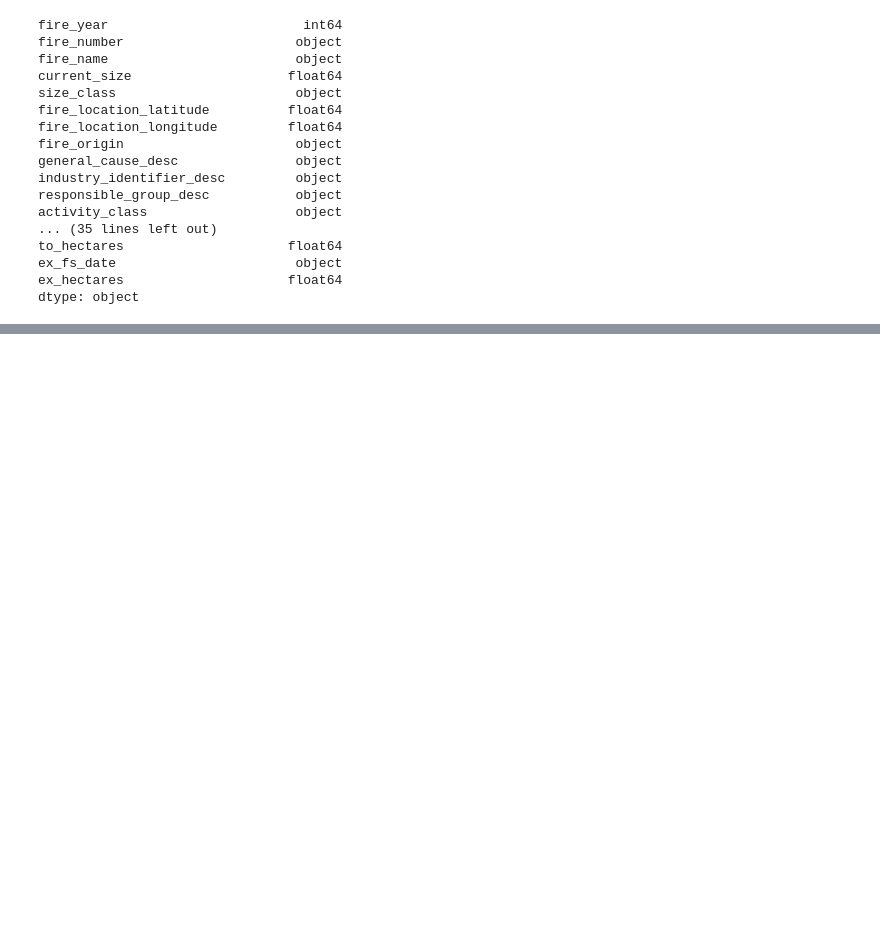
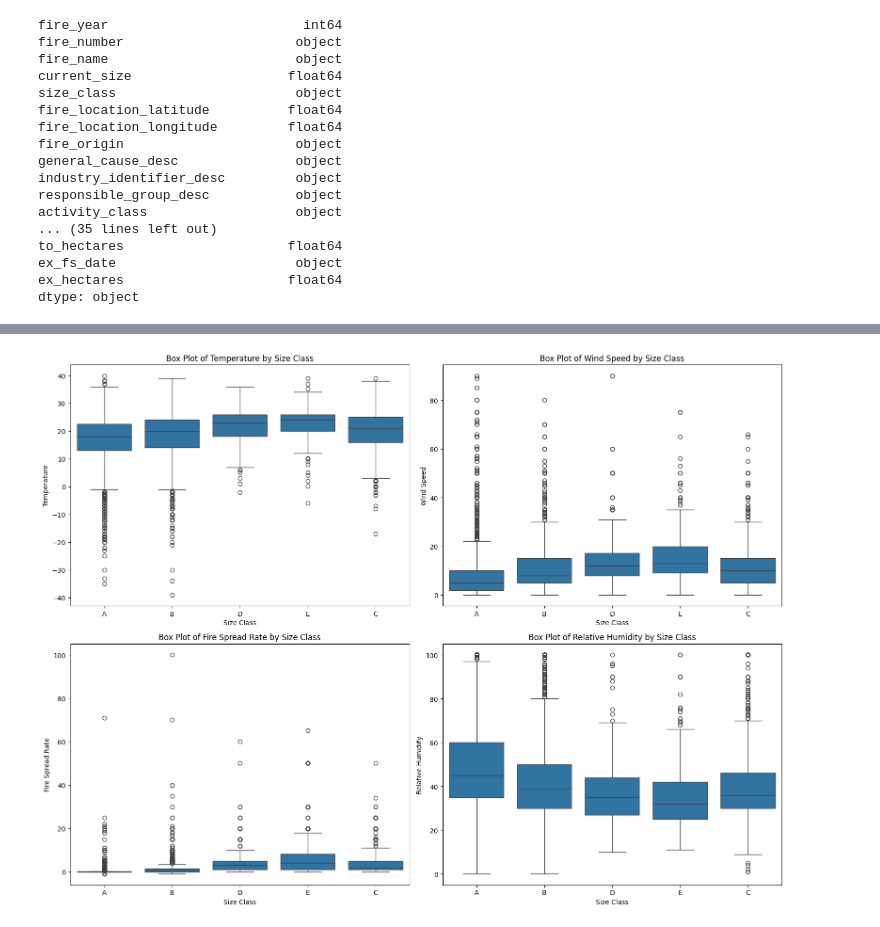
Before and after one commit to galsaidi/Data695, a Jupyter notebook: project.ipynb, the cells around one changed output, grey strips where cells are left out. Cells and saved outputs as stored; diff of their text form; code cells hidden in the pictures; blank space fills up the shorter version.

```diff
--- a/project.ipynb
+++ b/project.ipynb
@@ -59,0 +88,14 @@ dtype: object
+# %%
+# Create a function to calculate fire_duration (in minutes)
+def calculate_fire_duration(row):
+    if pd.notnull(row['fire_start_date']):
+        return (row['ex_fs_date'] - row['fire_start_date']).total_seconds() / 60
+    elif pd.notnull(row['discovered_date']):
+        return (row['ex_fs_date'] - row['discovered_date']).total_seconds() / 60
+    elif pd.notnull(row['reported_date']):
+        return (row['ex_fs_date'] - row['reported_date']).total_seconds() / 60
+    else:
+        return pd.NaT
+
+# Apply the function row-wise to calculate fire_duration
+data['fire_duration'] = data.apply(calculate_fire_duration, axis=1)
@@ -59,0 +143,33 @@ dtype: object
+# %%
+# Create a figure with 4 subplots
+fig, axes = plt.subplots(2, 2, figsize=(16, 12))
+
+# Create a box plot for temperature by size_class
+sns.boxplot(x='size_class', y='temperature', data=data, ax=axes[0, 0])
+axes[0, 0].set_title('Box Plot of Temperature by Size Class')
+axes[0, 0].set_xlabel('Size Class')
+axes[0, 0].set_ylabel('Temperature')
+
+# Create a box plot for wind_speed by size_class
+sns.boxplot(x='size_class', y='wind_speed', data=data, ax=axes[0, 1])
+axes[0, 1].set_title('Box Plot of Wind Speed by Size Class')
+axes[0, 1].set_xlabel('Size Class')
+axes[0, 1].set_ylabel('Wind Speed')
+
+# Create a box plot for fire_spread_rate by size_class
+sns.boxplot(x='size_class', y='fire_spread_rate', data=data, ax=axes[1, 0])
+axes[1, 0].set_title('Box Plot of Fire Spread Rate by Size Class')
+axes[1, 0].set_xlabel('Size Class')
+axes[1, 0].set_ylabel('Fire Spread Rate')
+
+# Create a box plot for relative_humidity by size_class
+sns.boxplot(x='size_class', y='relative_humidity', data=data, ax=axes[1, 1])
+axes[1, 1].set_title('Box Plot of Relative Humidity by Size Class')
+axes[1, 1].set_xlabel('Size Class')
+axes[1, 1].set_ylabel('Relative Humidity')
+
+# Adjust layout for better spacing
+plt.tight_layout()
+plt.show()
+# %% [output]
+[figure, added]
```
Also changed, not shown: parts of 10 cells of this notebook.
